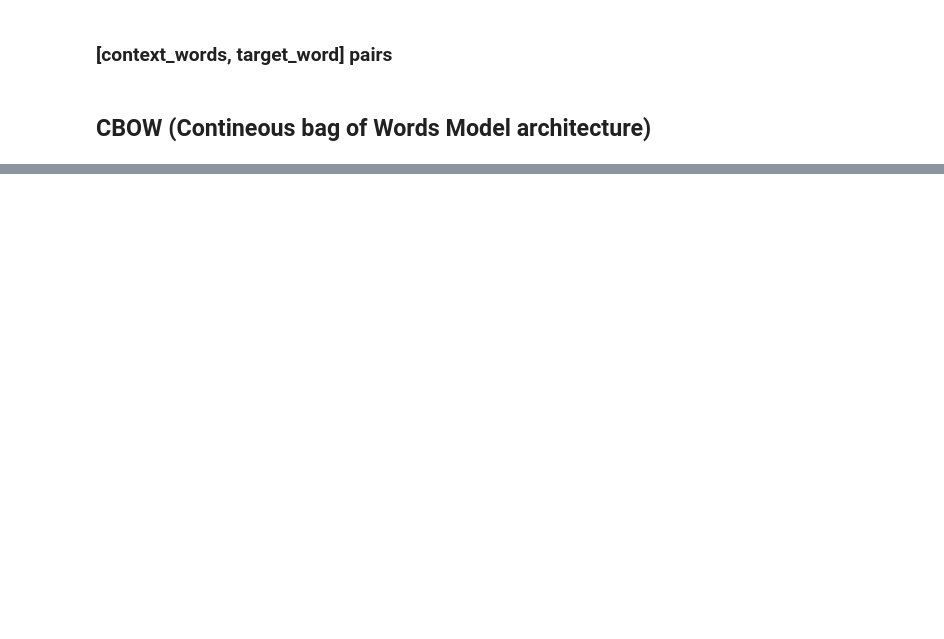
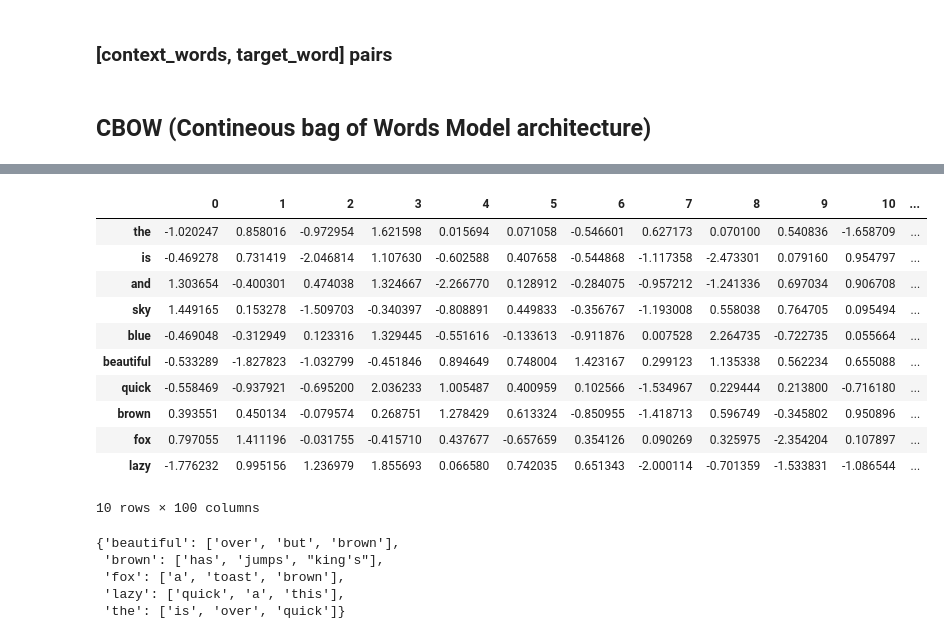
Before and after one commit to sajidahmed12/Word2vec-Implementaion-CBOW-SkipGram, a Jupyter notebook: CBOW_Notebook_(Word2Vec).ipynb, the cells around one changed output, grey strips where cells are left out. Drawn from its saved outputs; the diff is of its cells as text; code cells hidden in the pictures; blank space fills up the shorter version.

```diff
--- a/CBOW_Notebook_(Word2Vec).ipynb
+++ b/CBOW_Notebook_(Word2Vec).ipynb
@@ -84,12 +84,12 @@ for fileid in webtext.fileids():
 ### text preprocessing (Remove tags e.g HTML,Remove special characters, Remove stopwords) === Clean data
 # %%
 tokenizer = text.Tokenizer()
-tokenizer.fit_on_texts(vocab)
+tokenizer.fit_on_texts(corpus)
 word2id = tokenizer.word_index
 
 word2id['PAD'] = 0
 id2word = {v:k for k, v in word2id.items()}
-wids = [[word2id[w] for w in text.text_to_word_sequence(doc)] for doc in vocab]
+wids = [[word2id[w] for w in text.text_to_word_sequence(doc)] for doc in corpus]
 
 vocab_size = len(word2id)
 embed_size = 100
@@ -168,14 +180,32 @@ Epoch: 5        Loss: tensor(25.7562, grad_fn=<AddBackward0>)
 # %%
 weights = model.embeddings(torch.Tensor([list(range(0,vocab_size))]).long())
 
-pd.DataFrame(weights.view(-1,100).tolist(), index=list(id2word.values())[0:]).head()
+pd.DataFrame(weights.view(-1,100).tolist(), index=list(id2word.values())[0:]).head(10)
+# %% [output]
+|  | 0 | 1 | 2 | 3 | 4 | 5 | 6 | 7 | 8 | 9 | 10 | ... |
+| the | -1.020247 | 0.858016 | -0.972954 | 1.621598 | 0.015694 | 0.071058 | -0.546601 | 0.627173 | 0.070100 | 0.540836 | -1.658709 | ... |
+| is | -0.469278 | 0.731419 | -2.046814 | 1.107630 | -0.602588 | 0.407658 | -0.544868 | -1.117358 | -2.473301 | 0.079160 | 0.954797 | ... |
+| and | 1.303654 | -0.400301 | 0.474038 | 1.324667 | -2.266770 | 0.128912 | -0.284075 | -0.957212 | -1.241336 | 0.697034 | 0.906708 | ... |
+| sky | 1.449165 | 0.153278 | -1.509703 | -0.340397 | -0.808891 | 0.449833 | -0.356767 | -1.193008 | 0.558038 | 0.764705 | 0.095494 | ... |
+| blue | -0.469048 | -0.312949 | 0.123316 | 1.329445 | -0.551616 | -0.133613 | -0.911876 | 0.007528 | 2.264735 | -0.722735 | 0.055664 | ... |
+| beautiful | -0.533289 | -1.827823 | -1.032799 | -0.451846 | 0.894649 | 0.748004 | 1.423167 | 0.299123 | 1.135338 | 0.562234 | 0.655088 | ... |
+| quick | -0.558469 | -0.937921 | -0.695200 | 2.036233 | 1.005487 | 0.400959 | 0.102566 | -1.534967 | 0.229444 | 0.213800 | -0.716180 | ... |
+| brown | 0.393551 | 0.450134 | -0.079574 | 0.268751 | 1.278429 | 0.613324 | -0.850955 | -1.418713 | 0.596749 | -0.345802 | 0.950896 | ... |
+| fox | 0.797055 | 1.411196 | -0.031755 | -0.415710 | 0.437677 | -0.657659 | 0.354126 | 0.090269 | 0.325975 | -2.354204 | 0.107897 | ... |
+| lazy | -1.776232 | 0.995156 | 1.236979 | 1.855693 | 0.066580 | 0.742035 | 0.651343 | -2.000114 | -0.701359 | -1.533831 | -1.086544 | ... |
+10 rows × 100 columns
 # %%
 from sklearn.metrics.pairwise import euclidean_distances
 
 weights = weights.view(-1,100)
 distance_matrix = euclidean_distances(weights.detach().numpy())
-
-similar_words = {search_term: [id2word[idx] for idx in distance_matrix[word2id[search_term]-1].argsort()[1:6]+1]
-                   for search_term in ['future', 'should', 'manager', 'blue ', 'women', 'gospel', 'tree','man']}
+similar_words = {search_term: [id2word[idx] for idx in distance_matrix[word2id[search_term]-1].argsort()[1:4]+1]
+                 for search_term in ['the', 'fox', 'beautiful','brown','lazy']}
 
 similar_words
+# %% [output]
+{'beautiful': ['over', 'but', 'brown'],
+ 'brown': ['has', 'jumps', "king's"],
+ 'fox': ['a', 'toast', 'brown'],
+ 'lazy': ['quick', 'a', 'this'],
+ 'the': ['is', 'over', 'quick']}
```
Also changed, not shown: parts of 3 cells of this notebook.
